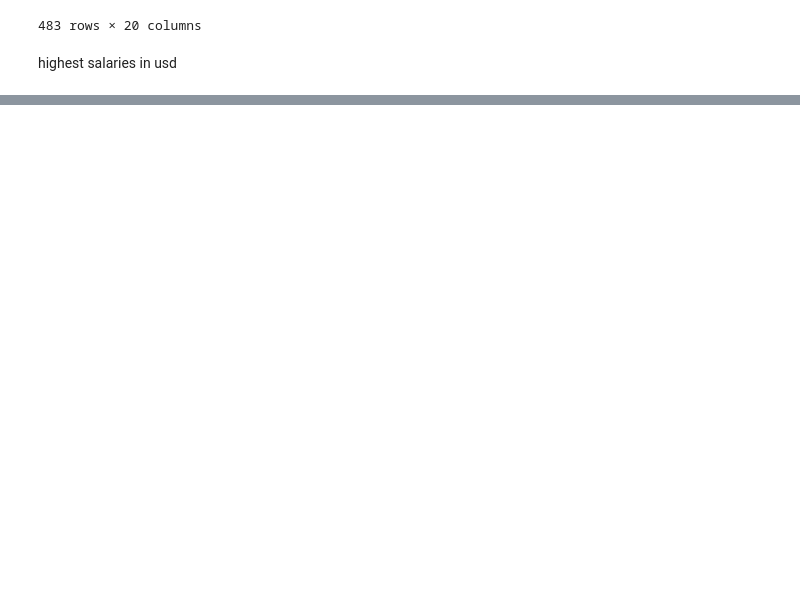
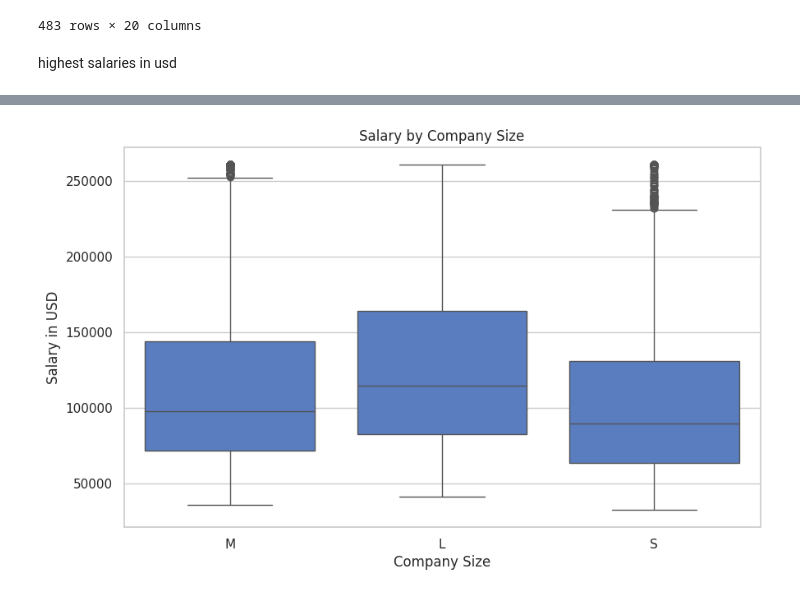
Before and after one commit to Ujjwal-Modi/Global-AI-Job-Market-Trends-Salary-Insights-2025, a Jupyter notebook: EDA_&_Visualization.ipynb, the cells around one changed output, grey strips where cells are left out. Drawn from its saved outputs; the diff is of its cells as text; code cells hidden in the pictures; blank space fills up the shorter version.

```diff
--- a/EDA_&_Visualization.ipynb
+++ b/EDA_&_Visualization.ipynb
@@ -422,0 +472,9 @@ highest salaries in usd
+# %%
+# 5. Salary by Company Size
+sns.boxplot(data=df, x='company_size', y='salary_usd')
+plt.title('Salary by Company Size')
+plt.xlabel('Company Size')
+plt.ylabel('Salary in USD')
+plt.show()
+# %% [output]
+[figure, added]
```
Also changed, not shown: parts of 12 cells of this notebook.
